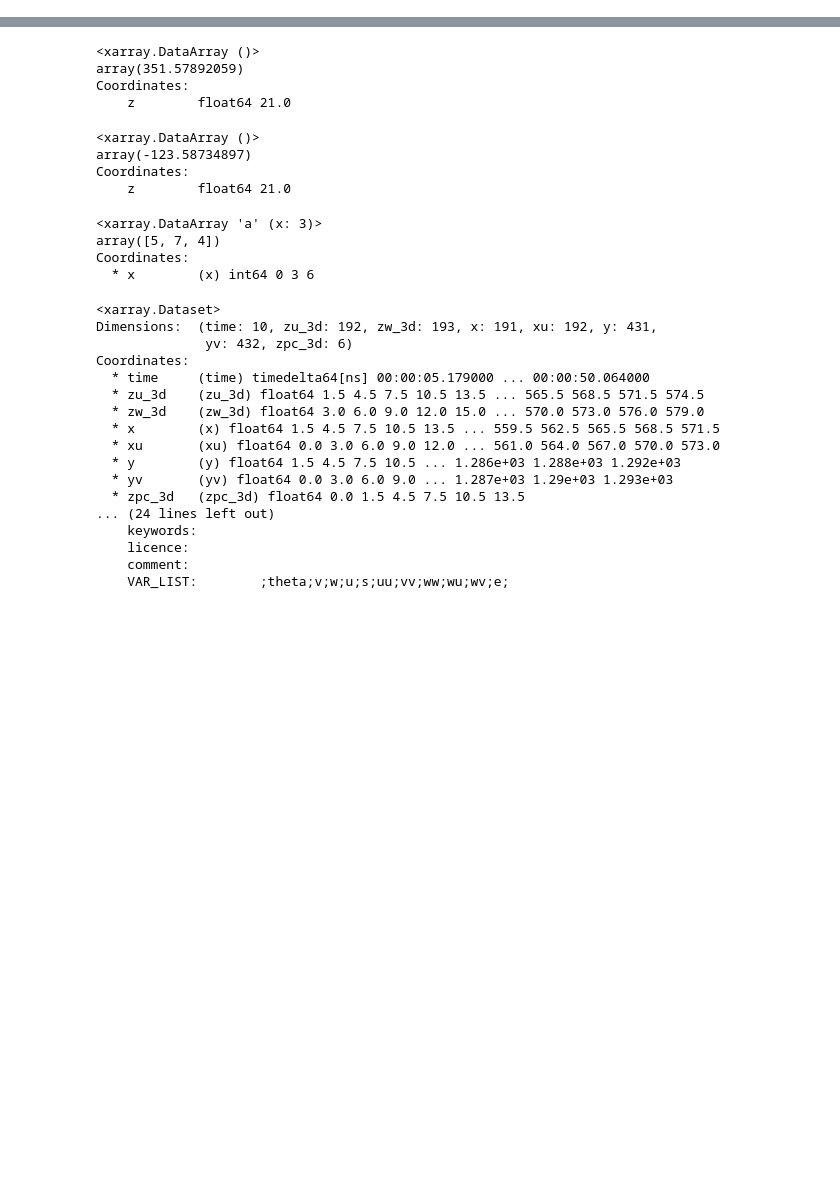
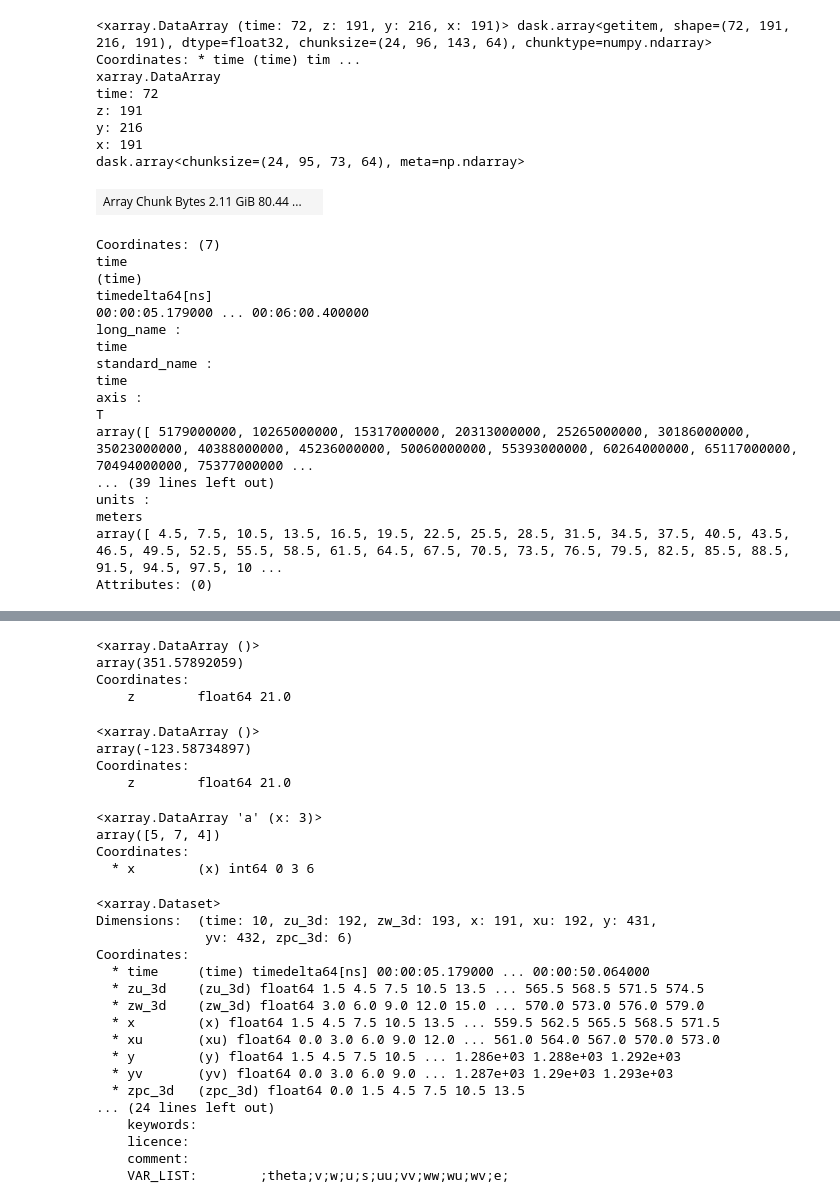
Before and after one commit to madeline-scyphers/palm, a Jupyter notebook: data_analyzer/analyze.ipynb, the cells around one changed output, grey strips where cells are left out. Cells and saved outputs as stored; diff of their text form; code cells hidden in the pictures; blank space fills up the shorter version.

```diff
--- a/data_analyzer/analyze.ipynb
+++ b/data_analyzer/analyze.ipynb
@@ -36,0 +328,28 @@ ds = ds.rename({"zu_3d": "z"})
+# %%
+ubar.isel(y=y_domain)
+# %% [output]
+<xarray.DataArray (time: 72, z: 191, y: 216, x: 191)> dask.array<getitem, shape=(72, 191, 216, 191), dtype=float32, chunksize=(24, 96, 143, 64), chunktype=numpy.ndarray> Coordinates: * time (time) tim ...
+xarray.DataArray
+time: 72
+z: 191
+y: 216
+x: 191
+dask.array<chunksize=(24, 95, 73, 64), meta=np.ndarray>
+| Array Chunk Bytes 2.11 GiB 80.44 ... |  |
+Coordinates: (7)
+time
+(time)
+timedelta64[ns]
+00:00:05.179000 ... 00:06:00.400000
+long_name :
+time
+standard_name :
+time
+axis :
+T
+array([ 5179000000, 10265000000, 15317000000, 20313000000, 25265000000, 30186000000, 35023000000, 40388000000, 45236000000, 50060000000, 55393000000, 60264000000, 65117000000, 70494000000, 75377000000 ...
+... (39 lines left out)
+units :
+meters
+array([ 4.5, 7.5, 10.5, 13.5, 16.5, 19.5, 22.5, 25.5, 28.5, 31.5, 34.5, 37.5, 40.5, 43.5, 46.5, 49.5, 52.5, 55.5, 58.5, 61.5, 64.5, 67.5, 70.5, 73.5, 76.5, 79.5, 82.5, 85.5, 88.5, 91.5, 94.5, 97.5, 10 ...
+Attributes: (0)
```
Also changed, not shown: parts of 59 cells of this notebook, 13 other files.
